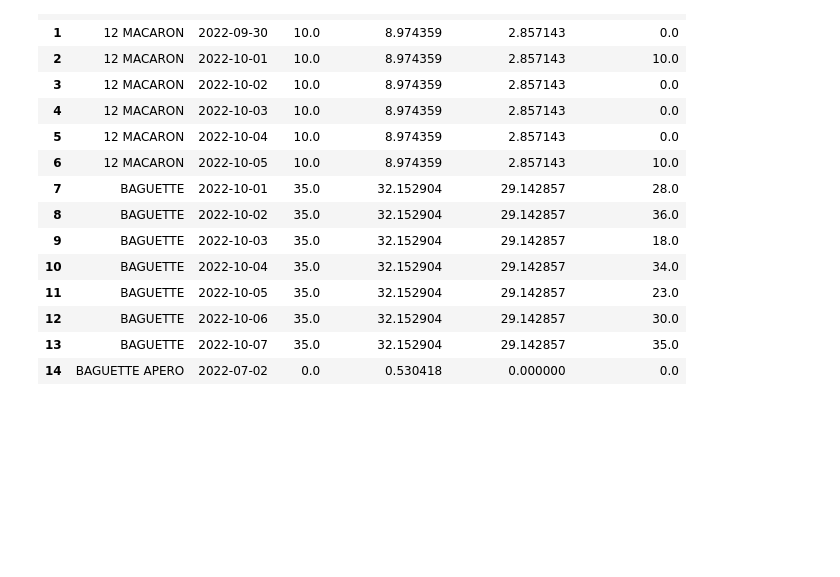
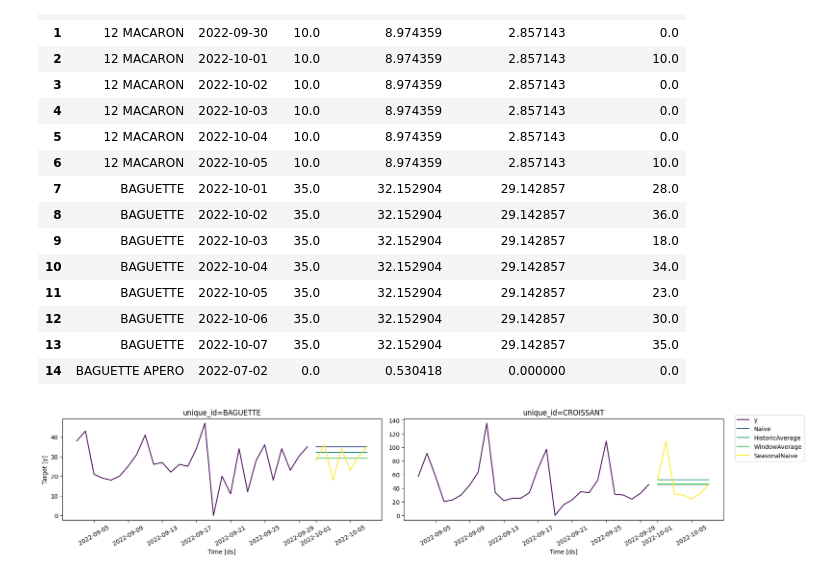
Before and after one commit to MdakaneNtobeko/time-series-forecasting, a Jupyter notebook: bakery.ipynb, the cells around one changed output. Saved outputs shown, nothing was run; the diff lists cells and outputs as text; code cells hidden in the pictures; blank space fills up the shorter version.

```diff
--- a/bakery.ipynb
+++ b/bakery.ipynb
@@ -75,4 +75,6 @@ preds.head(15)
 | 13 | BAGUETTE | 2022-10-07 | 35.0 | 32.152904 | 29.142857 | 35.0 |
 | 14 | BAGUETTE APERO | 2022-07-02 | 0.0 | 0.530418 | 0.000000 | 0.0 |
 # %%
-plot_series(df=df, forecasts_df=preds, ids=["BAGUETTE", "CROISSANT"], max_insample_length)
+plot_series(df=df, forecasts_df=preds, ids=["BAGUETTE", "CROISSANT"], max_insample_length=28, palette="viridis")
+# %% [output]
+[figure, added]
```
Also changed, not shown: parts of 5 cells of this notebook.
